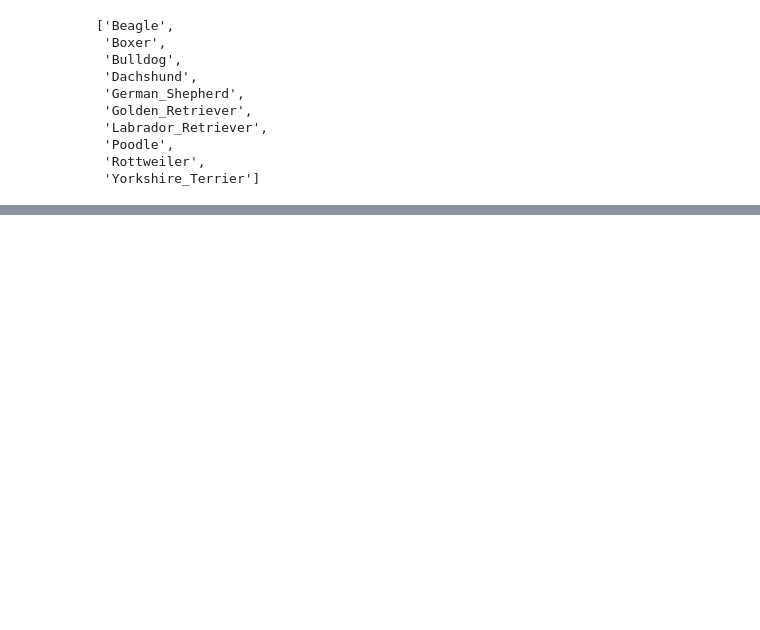
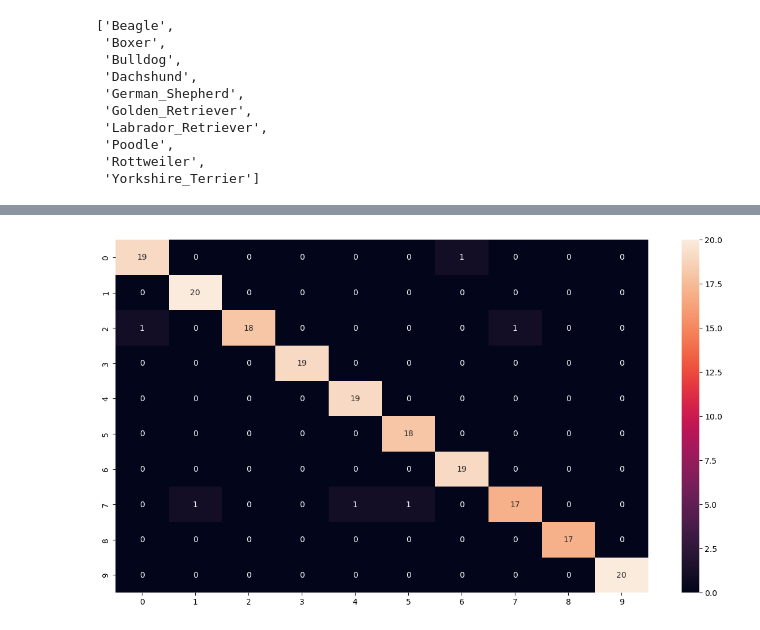
Before and after one commit to GakuruIan/dog_breed_classifier, a Jupyter notebook: breed_classifier.ipynb, the cells around one changed output, grey strips where cells are left out. Cells and saved outputs as stored; diff of their text form; code cells hidden in the pictures; blank space fills up the shorter version.

```diff
--- a/breed_classifier.ipynb
+++ b/breed_classifier.ipynb
@@ -233,0 +191,7 @@ plt.show()
+# %%
+predicted_classes =np.argmax(y_pred,axis=1)
+true_classes = np.argmax(y_test, axis=1)
+
+cm = classification_report(true_classes,predicted_classes,target_names=class_names)
+
+print(cm)
@@ -233,0 +215,8 @@ plt.show()
+# %%
+matrix = confusion_matrix(true_classes,predicted_classes)
+
+plt.figure(figsize=(15,8))
+sbn.heatmap(data=matrix,annot=True,fmt='d')
+plt.show()
+# %% [output]
+[figure, added]
```
Also changed, not shown: parts of 24 cells of this notebook, 1 other file.
